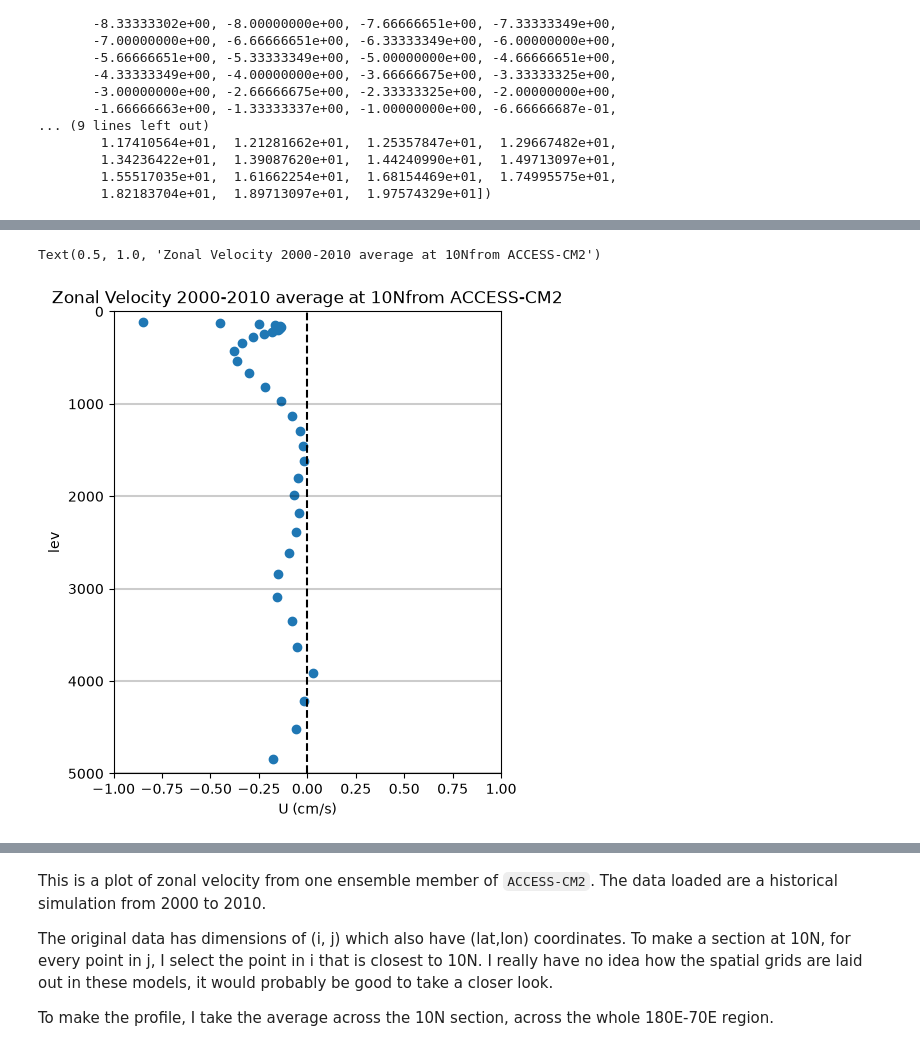
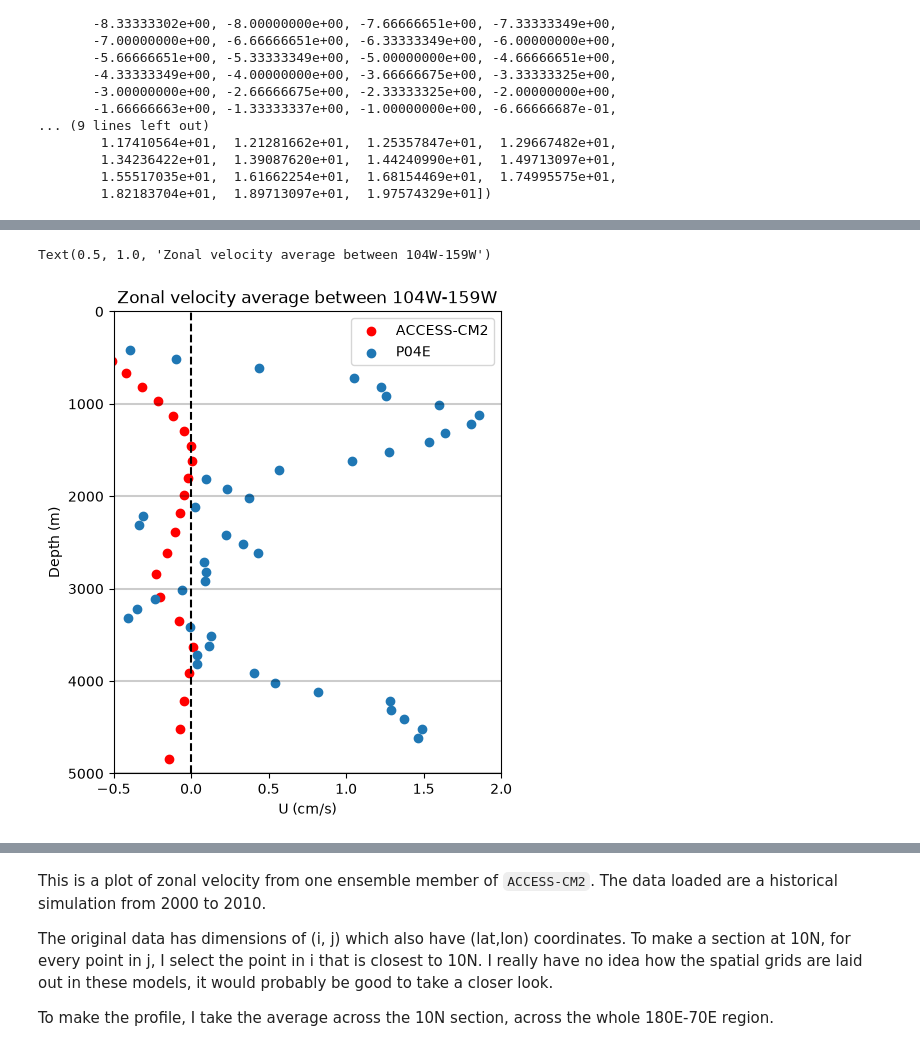
Before and after one commit to ocean-transport/tropical_circ, a Jupyter notebook: intake_esm_test.ipynb, the cells around one changed output, grey strips where cells are left out. Cells and saved outputs as stored; diff of their text form; code cells hidden in the pictures.

Commit message:
comparison plots with Andreas' data

```diff
--- a/intake_esm_test.ipynb
+++ b/intake_esm_test.ipynb
@@ -798,7 +796,7 @@ import xarray as xr
 field = U
 
 # Target latitude for the nominal zonal section.
-target_latitude = 10.0
+target_latitude = 9.5
 
 # Keep only this longitude range, expressed in -180 to 180 degrees.
 # This matches your regional Pacific box.
@@ -1002,5 +999,5 @@ Text(0.5, 1.0, 'Zonal Velocity at 10N, 2000-2010 average from ACCESS-CM2')
 # %%
 U_10N_prof = section.mean("time").where(
-    (section.longitude >= -140) & (section.longitude <= -100),
+    (section.longitude >= -159) & (section.longitude <= -104.25),
     drop=True,
 ).mean('section_point')
@@ -1030,17 +1004,21 @@ Attributes:
+# %%
+P04E_mean = xr.open_dataset('/Users/afagerheim/Downloads/crest-to-seamounts.uprof.nc')
 # %%
 plt.figure(figsize=(5,6))
-plt.scatter(U_10N_prof.values*100, U_10N_prof["lev"].values)
+plt.scatter(U_10N_prof.values*100, U_10N_prof["lev"].values, color='red', label='ACCESS-CM2')
+plt.scatter(P04E_mean["u"].values*100, P04E_mean["depth"].values, label='P04E')
 plt.axhline(y=1000,color='k',alpha=0.2)
 plt.axhline(y=2000,color='k',alpha=0.2)
 plt.axhline(y=3000,color='k',alpha=0.2)
 plt.axhline(y=4000,color='k',alpha=0.2)
 plt.axhline(y=5000,color='k',alpha=0.2)
 plt.axvline(x=0, color='k', linestyle='--')
 plt.ylim(5000, 0)
-plt.xlim(-1, 1)
+plt.xlim(-0.5, 2)
 plt.xlabel("U (cm/s)")
-plt.ylabel("lev")
-plt.title('Zonal Velocity 2000-2010 average at 10N from ACCESS-CM2')
+plt.ylabel("Depth (m)")
+plt.legend()
+plt.title('Zonal velocity average between 104W-159W')
 # %% [output]
-Text(0.5, 1.0, 'Zonal Velocity 2000-2010 average at 10Nfrom ACCESS-CM2')
+Text(0.5, 1.0, 'Zonal velocity average between 104W-159W')
-[figure, old version]
+[figure, new version]
```
Also changed, not shown: parts of 7 cells of this notebook.
